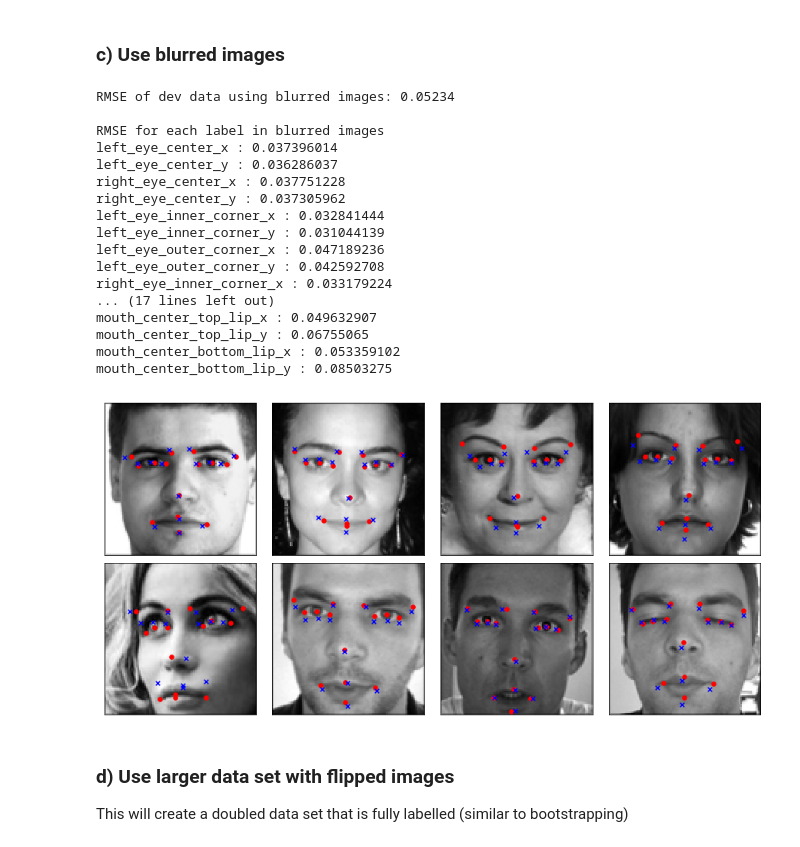
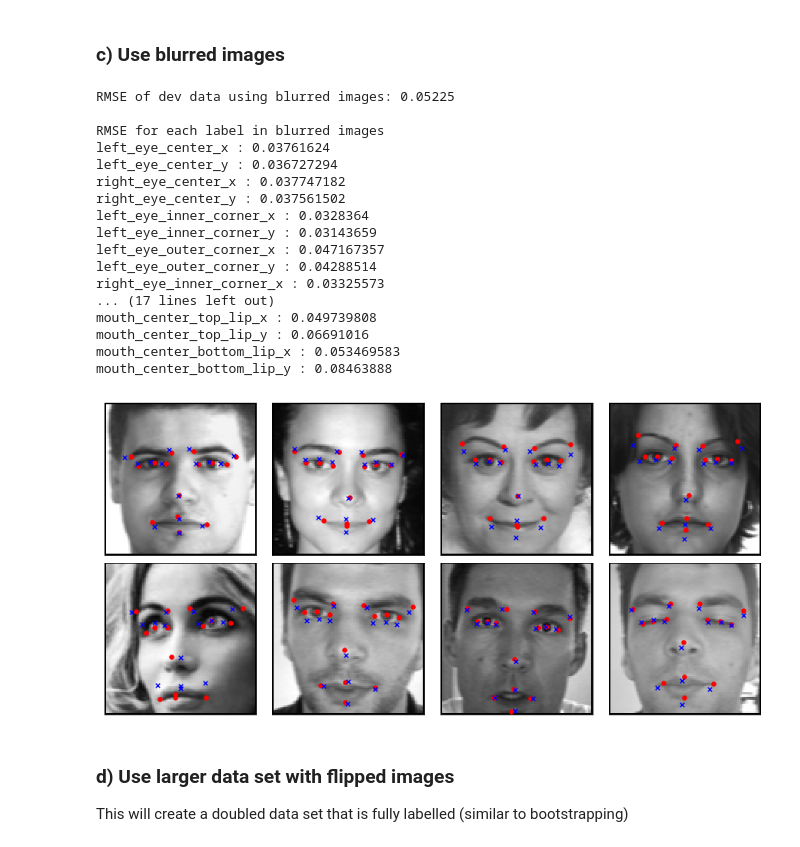
Before and after one commit to Shirleyhywl/W207_ALSY_FinalProject-1, a Jupyter notebook: W207_ALSY_FinalProject_Baseline_R2.ipynb, the cells around one changed output. Cells and saved outputs as stored; diff of their text form; code cells hidden in the pictures.

```diff
--- a/W207_ALSY_FinalProject_Baseline_R2.ipynb
+++ b/W207_ALSY_FinalProject_Baseline_R2.ipynb
@@ -337,10 +362,10 @@ def Gaussian_blur(image):
   kernel = kernel / np.sum(kernel)
 
   image = image.reshape(96,96)
-  # create a numpy array with values of 1 on the border of matrix
-  # and others are zero
+  # create a numpy array with values of 0 on the border of matrix
+  # and others are one
   border_image = np.ones(image.shape)
-  border_image[1:-1,1:-1] = 1
+  border_image[1:-1,1:-1] = 0
   # initialize the blurred image matrix
   image_blur = np.zeros(image.shape)
 
@@ -354,7 +379,7 @@ def Gaussian_blur(image):
 
   # Keep value on the border of image matrix and update other value by a
   # weighted combination of the original value and the 8 neighboring values
-  return (image_blur + image*border_image).reshape(9216,)
+  return (image_blur).reshape(9216,)
 
 def Blur_image(data):
   """Blur all images in data with Gaussian Blur"""
@@ -667,8 +692,8 @@ preprocessed_train = accentuate_image(train_X)
 knn.fit(preprocessed_train, train_y)
 
 #and predict the labels
-preprocessed_dev = accentuate_image(dev_X)
-dev_predict_label= knn.predict(preprocessed_dev)
+accentuate_dev = accentuate_image(dev_X)
+dev_predict_label= knn.predict(dev_X)
 
 #Total RMSE of dev data
 print("RMSE of dev data on accentuated images: %.5f" % np.sqrt(mean_squared_error(dev_y, dev_predict_label)))
@@ -676,9 +701,9 @@ print("RMSE of dev data on accentuated images: %.5f" % np.sqrt(mean_squared_erro
 # Display the Root Mean Squared Error for each label
 RMSE = np.sqrt(metrics.mean_squared_error(dev_y, dev_predict_label, multioutput = 'raw_values'))
 
-print('RMSE for each label of accentuated images')
+print('\nRMSE for each label of accentuated images')
 for i in range(len(RMSE)):
   print(label_names[i], ':', RMSE[i])
 
-plot_sample(preprocessed_dev[0:8], dev_y[0:8], dev_predict_label[0:8])
+plot_sample(accentuate_dev[0:8], dev_y[0:8], dev_predict_label[0:8])
 # %% [output]
@@ -705,44 +730,44 @@ mouth_center_bottom_lip_y : 0.0796925
 # %%
 knn=KNeighborsRegressor(n_neighbors = optimal_k)
 
 # fit the KNN model
 preprocessed_train = Blur_image(train_X)
 knn.fit(preprocessed_train, train_y)
 
-#and predict the labels
-preprocessed_dev = Blur_image(dev_X)
-dev_predict_label= knn.predict(preprocessed_dev)
+#and predict the labels - here we will blur the dev data
+blur_dev = Blur_image(dev_X)
+dev_predict_label= knn.predict(blur_dev)
 
 #Total RMSE of dev data
 print("RMSE of dev data using blurred images: %.5f" % np.sqrt(mean_squared_error(dev_y, dev_predict_label)))
 
 # Display the Root Mean Squared Error for each label
 RMSE = np.sqrt(metrics.mean_squared_error(dev_y, dev_predict_label, multioutput = 'raw_values'))
 
 print('\nRMSE for each label in blurred images')
 for i in range(len(RMSE)):
   print(label_names[i], ':', RMSE[i])
 
-plot_sample(preprocessed_dev[0:8], dev_y[0:8], dev_predict_label[0:8])
+plot_sample(blur_dev[0:8], dev_y[0:8], dev_predict_label[0:8])
 # %% [output]
-RMSE of dev data using blurred images: 0.05234
+RMSE of dev data using blurred images: 0.05225
 
 RMSE for each label in blurred images
-left_eye_center_x : 0.037396014
-left_eye_center_y : 0.036286037
-right_eye_center_x : 0.037751228
-right_eye_center_y : 0.037305962
-left_eye_inner_corner_x : 0.032841444
-left_eye_inner_corner_y : 0.031044139
-left_eye_outer_corner_x : 0.047189236
-left_eye_outer_corner_y : 0.042592708
-right_eye_inner_corner_x : 0.033179224
+left_eye_center_x : 0.03761624
+left_eye_center_y : 0.036727294
+right_eye_center_x : 0.037747182
+right_eye_center_y : 0.037561502
+left_eye_inner_corner_x : 0.0328364
+left_eye_inner_corner_y : 0.03143659
+left_eye_outer_corner_x : 0.047167357
+left_eye_outer_corner_y : 0.04288514
+right_eye_inner_corner_x : 0.03325573
 ... (17 lines left out)
-mouth_center_top_lip_x : 0.049632907
-mouth_center_top_lip_y : 0.06755065
-mouth_center_bottom_lip_x : 0.053359102
-mouth_center_bottom_lip_y : 0.08503275
+mouth_center_top_lip_x : 0.049739808
+mouth_center_top_lip_y : 0.06691016
+mouth_center_bottom_lip_x : 0.053469583
+mouth_center_bottom_lip_y : 0.08463888
-[figure, old version]
+[figure, new version]
 # %% [markdown]
 ### d) Use larger data set with flipped images
 This will create a doubled data set that is fully labelled (similar to bootstrapping)
```
Also changed, not shown: parts of 112 cells of this notebook.
